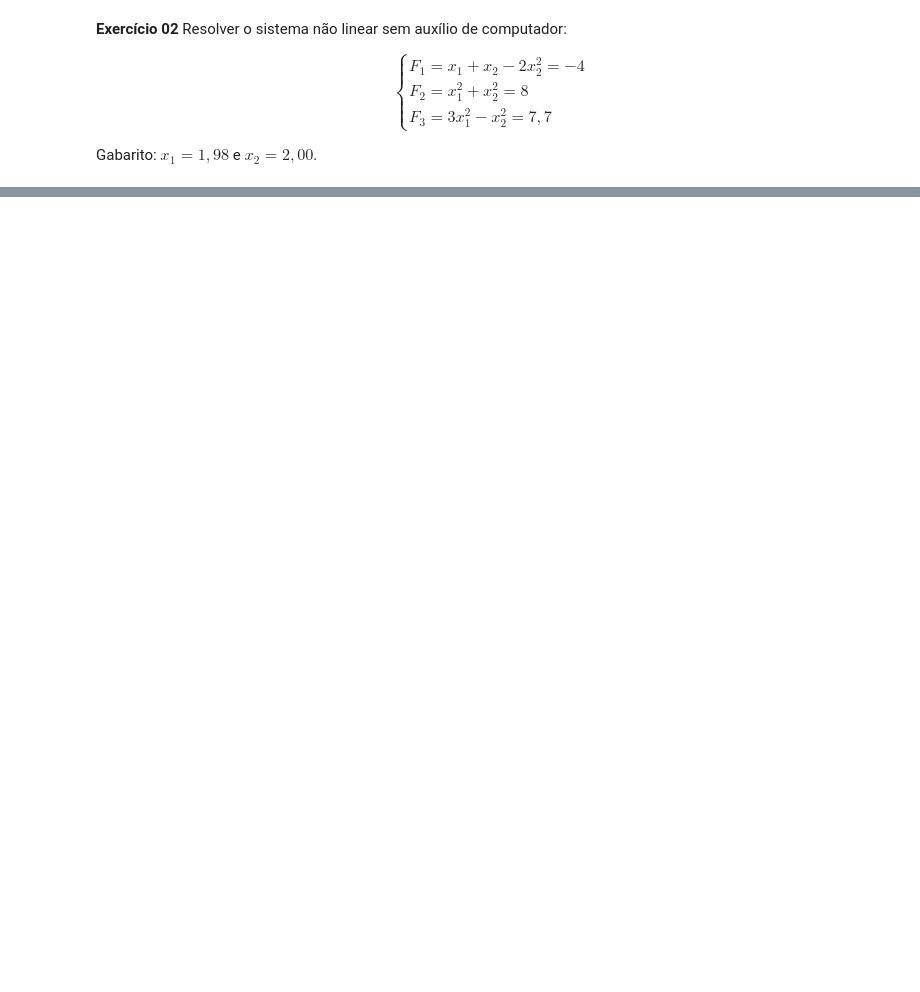
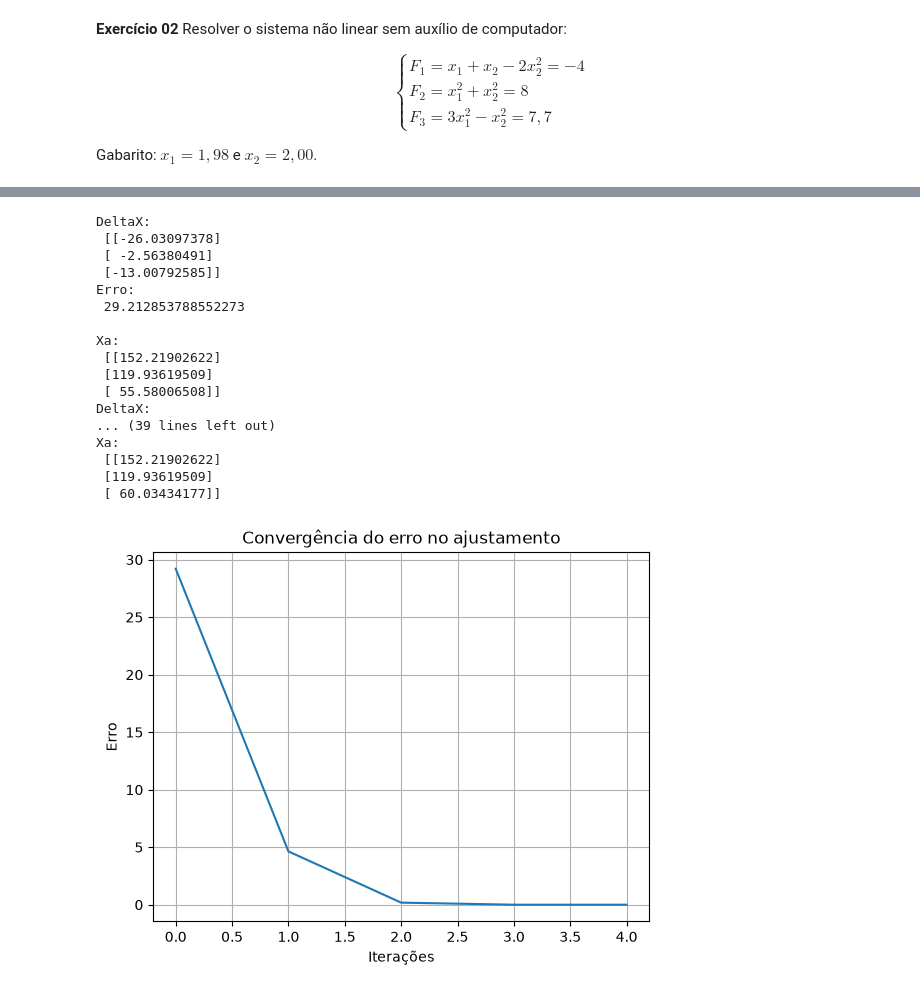
Before and after one commit to HumbertoDiego/AjustamentoBasicoIME, a Jupyter notebook: 07_modelos.ipynb, the cells around one changed output, grey strips where cells are left out. Drawn from its saved outputs; the diff is of its cells as text; code cells hidden in the pictures; blank space fills up the shorter version.

```diff
--- a/07_modelos.ipynb
+++ b/07_modelos.ipynb
@@ -142,0 +162,15 @@ Este é um problema clássico do **Modelo Combinado**, momento em que retornarem
+# %%
+import numpy as np
+import sympy as sp
+
+Xc, Yc, r = sp.symbols('X_c Y_c r')
+F1 = (150 - Xc)**2 + (60-Yc)**2 - r**2
+F2 = (209 - Xc)**2 + (100-Yc)**2 - r**2
+F3 = (204 - Xc)**2 + (150-Yc)**2 - r**2
+F4 = (150 - Xc)**2 + (180-Yc)**2 - r**2
+F = sp.Matrix([[F1],
+               [F2],
+               [F3],
+               [F4]])
+J = F.jacobian(sp.Matrix([Xc, Yc, r]))
+J
@@ -142,0 +183,4 @@ Este é um problema clássico do **Modelo Combinado**, momento em que retornarem
+# %%
+X0 = [[(150+209+204+150)/4] , [(60+100+150+180)/4], [list(sp.roots( F1.subs({Xc: (150+209+204+150)/4, Yc: (60+100+150+180)/4}), r ).keys())[1]]]
+X_0 = np.array(X0, dtype=float)
+X_0
@@ -142,0 +193,60 @@ Este é um problema clássico do **Modelo Combinado**, momento em que retornarem
+# %%
+import matplotlib.pyplot as plt
+
+# mount Lb
+Lb = np.array([[0],
+               [0],
+               [0],
+               [0]], dtype=float)
+# mount X_0
+X_0 = np.array(X0, dtype=float)
+
+### Início do ajustametno
+erros = [] # guardar cada erro durante as iterações para compor um gráfico
+erro = 10000000
+while erro>10e-6:
+    # update L0 = F(X0)
+    L0 = np.array(F.subs({Xc: X_0[0][0], Yc: X_0[1][0], r: X_0[2][0]}).evalf().tolist(), dtype=float)
+    # update L
+    L = L0 - Lb
+    # update J
+    J0 = np.array(J.subs({Xc: X_0[0][0], Yc: X_0[1][0], r: X_0[2][0]}).evalf().tolist(), dtype=float)
+    # update X = vetor das correções
+    DeltaX = - np.linalg.inv(J0.T @ J0) @ J0.T @ L
+    DeltaX = DeltaX
+    print("DeltaX:\n", DeltaX)
+    # update erro
+    erro = np.linalg.norm(DeltaX)
+    erros.append(erro)
+    flag = "" if erro>10e-6 else "<<<-------------- erro<=10e-6 (FIM)"
+    print("Erro:\n", erro, flag)
+    # update X_0
+    X_0 = DeltaX + X_0
+    print("\nXa:\n", X_0)
+
+# Gráfico
+plt.title("Convergência do erro no ajustamento")
+plt.xlabel("Iterações")
+plt.ylabel("Erro")
+plt.grid()
+plt.plot(erros)
+plt.show()
+# %% [output]
+DeltaX:
+ [[-26.03097378]
+ [ -2.56380491]
+ [-13.00792585]]
+Erro:
+ 29.212853788552273
+
+Xa:
+ [[152.21902622]
+ [119.93619509]
+ [ 55.58006508]]
+DeltaX:
+... (39 lines left out)
+Xa:
+ [[152.21902622]
+ [119.93619509]
+ [ 60.03434177]]
+[figure, added]
```
Also changed, not shown: parts of 9 cells of this notebook, 1 other file.
